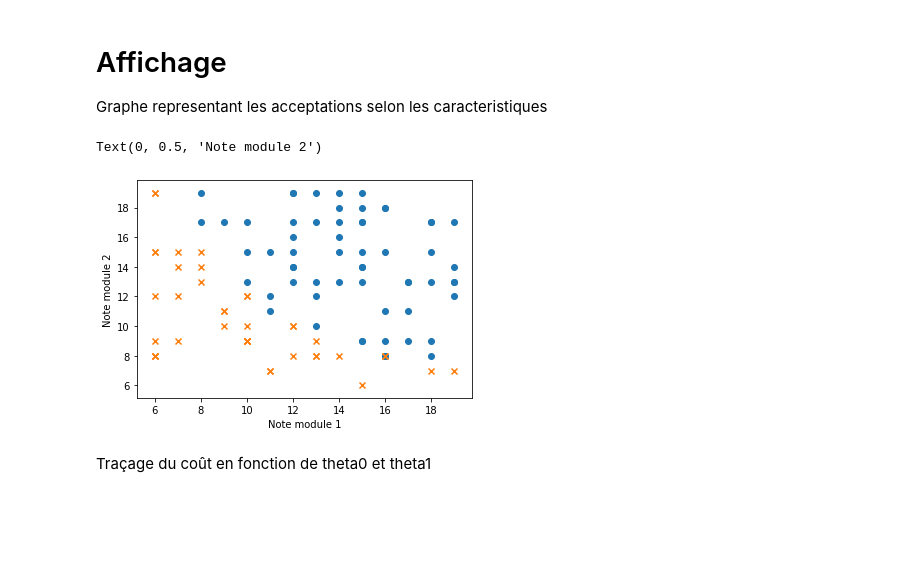
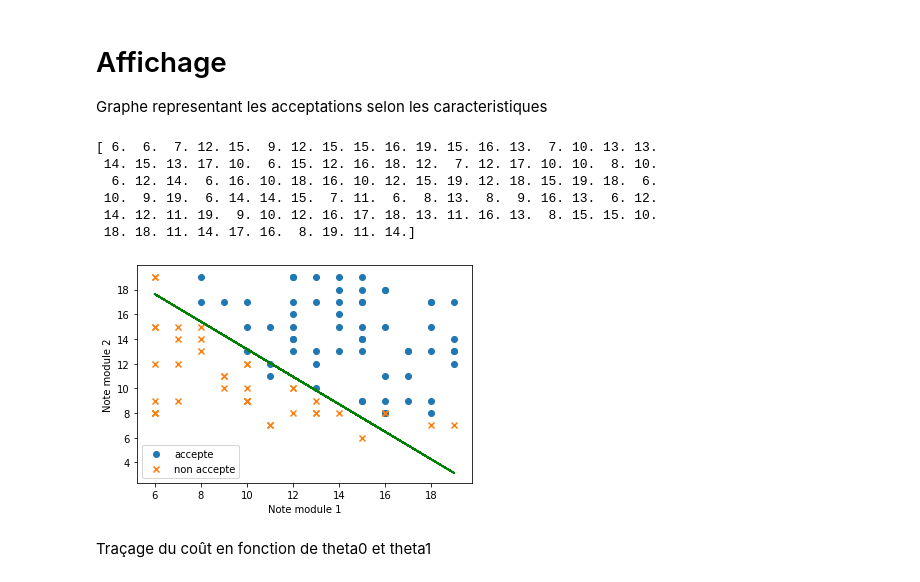
Before and after one commit to imadBO/AARN, a Jupyter notebook: TP3/TP 3 regression.ipynb, the cells around one changed output. Saved outputs shown, nothing was run; the diff lists cells and outputs as text; code cells hidden in the pictures; blank space fills up the shorter version.

```diff
--- a/TP3/TP 3 regression.ipynb
+++ b/TP3/TP 3 regression.ipynb
@@ -153,21 +153,30 @@ Notons que $\theta^T  x$ est équivalent à $X  \theta $ où $X= \begin{pmatrix}
 # %% [markdown]
 # Dessin de la limite de decision (Descision Boundary)
 Dans cette partie, nous aimerions dessiner la ligne separatrice d nos données
-# %%
-def drawLine():
-    pass
+# %%
+def drawLine(X, theta2):
+    print(X[:,1])
+    yline = -((theta2[0]+ theta2[1]*X[:,1])/theta2[2])
+    plt.plot(X[:,1], yline, c = 'g')
 # %% [markdown]
 # Affichage
 Graphe representant les acceptations selon les caracteristiques
 # %%
 plt.scatter(X[np.where(y==1),1],X[np.where(y==1),2], label="accepte",marker ='o')
 plt.scatter(X[np.where(y==0),1],X[np.where(y==0),2], label="non accepte",marker ='x')
-
+drawLine(X, theta)
 plt.xlabel('Note module 1')
 plt.ylabel('Note module 2')
+plt.legend()
+plt.show()
 # %% [output]
-Text(0, 0.5, 'Note module 2')
+[ 6.  6.  7. 12. 15.  9. 12. 15. 15. 16. 19. 15. 16. 13.  7. 10. 13. 13.
+ 14. 15. 13. 17. 10.  6. 15. 12. 16. 18. 12.  7. 12. 17. 10. 10.  8. 10.
+  6. 12. 14.  6. 16. 10. 18. 16. 10. 12. 15. 19. 12. 18. 15. 19. 18.  6.
+ 10.  9. 19.  6. 14. 14. 15.  7. 11.  6.  8. 13.  8.  9. 16. 13.  6. 12.
+ 14. 12. 11. 19.  9. 10. 12. 16. 17. 18. 13. 11. 16. 13.  8. 15. 15. 10.
+ 18. 18. 11. 14. 17. 16.  8. 19. 11. 14.]
-[figure, old version]
+[figure, new version]
 # %% [markdown]
 Traçage du coût en fonction de theta0 et theta1
 # %% [markdown]
```
Also changed, not shown: parts of 1 cell of this notebook.
